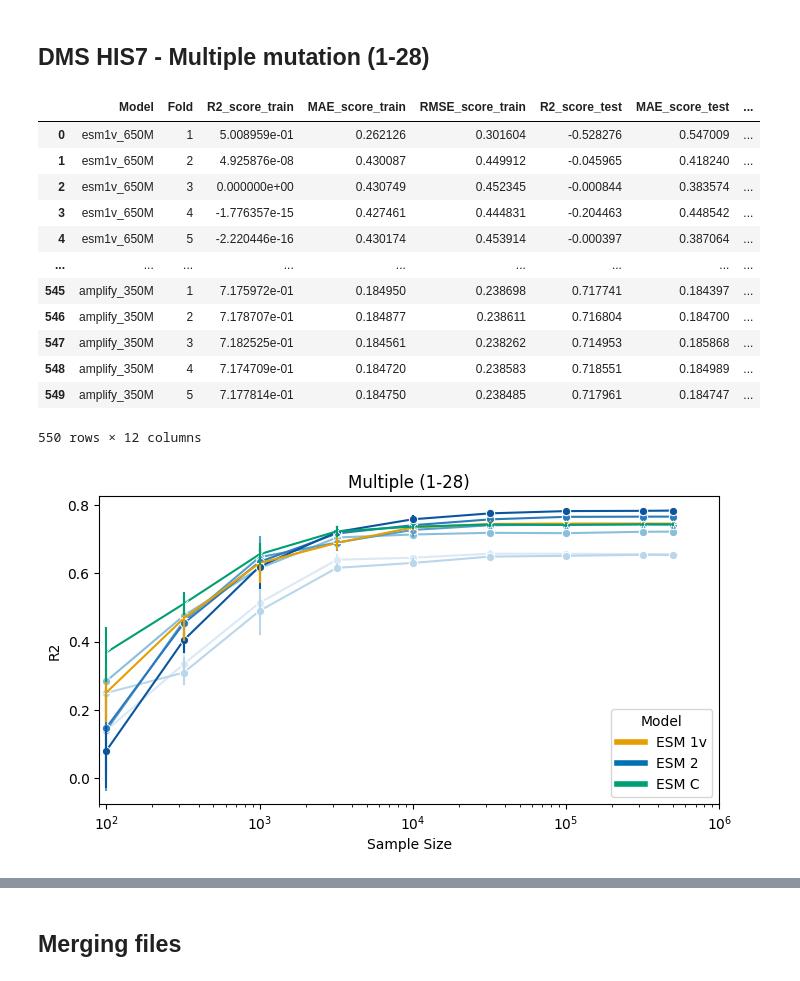
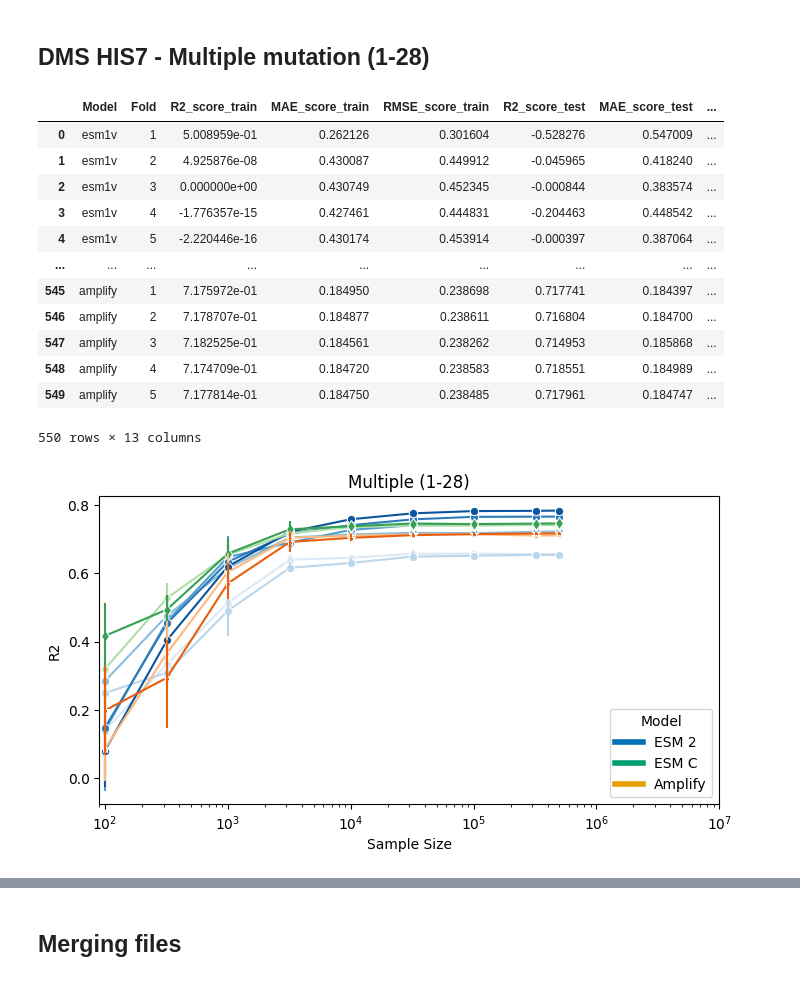
Before and after one commit to ziul-bio/SWAT, a Jupyter notebook: plot_results.ipynb, the cells around one changed output, grey strips where cells are left out. Cells and saved outputs as stored; diff of their text form; code cells hidden in the pictures.

Commit message:
updating results notebook

```diff
--- a/plot_results.ipynb
+++ b/plot_results.ipynb
@@ -929,27 +930,28 @@ plt.show()
 # %% [markdown]
 ## DMS HIS7 - Multiple mutation (1-28)
 # %%
-data = pd.DataFrame()
+results = pd.DataFrame()
 for model in ['esm1v_650M', 'esm2_8M', 'esm2_35M', 'esm2_150M', 'esm2_650M', 'esm2_3B', 'esm2_15B', 'esmc_300M', 'esmc_600M', 'amplify_120M', 'amplify_350M']:
     dta = pd.read_csv(f'results/lassoCV_sampling/HIS7/HIS7_sampling_{model}_mean.csv', index_col=0)
     dta['Model'] = [model] * dta.shape[0]
-    data = pd.concat([data, dta], axis=0)
+    results = pd.concat([results, dta], axis=0)
 
-data.reset_index(drop=True, inplace=True)
-data
+results.reset_index(drop=True, inplace=True)
+results[['Model', 'ModelSize']] = results['Model'].str.split('_', expand=True)
+results
 # %% [output]
 |  | Model | Fold | R2_score_train | MAE_score_train | RMSE_score_train | R2_score_test | MAE_score_test | ... |
-| 0 | esm1v_650M | 1 | 5.008959e-01 | 0.262126 | 0.301604 | -0.528276 | 0.547009 | ... |
-| 1 | esm1v_650M | 2 | 4.925876e-08 | 0.430087 | 0.449912 | -0.045965 | 0.418240 | ... |
-| 2 | esm1v_650M | 3 | 0.000000e+00 | 0.430749 | 0.452345 | -0.000844 | 0.383574 | ... |
-| 3 | esm1v_650M | 4 | -1.776357e-15 | 0.427461 | 0.444831 | -0.204463 | 0.448542 | ... |
-| 4 | esm1v_650M | 5 | -2.220446e-16 | 0.430174 | 0.453914 | -0.000397 | 0.387064 | ... |
+| 0 | esm1v | 1 | 5.008959e-01 | 0.262126 | 0.301604 | -0.528276 | 0.547009 | ... |
+| 1 | esm1v | 2 | 4.925876e-08 | 0.430087 | 0.449912 | -0.045965 | 0.418240 | ... |
+| 2 | esm1v | 3 | 0.000000e+00 | 0.430749 | 0.452345 | -0.000844 | 0.383574 | ... |
+| 3 | esm1v | 4 | -1.776357e-15 | 0.427461 | 0.444831 | -0.204463 | 0.448542 | ... |
+| 4 | esm1v | 5 | -2.220446e-16 | 0.430174 | 0.453914 | -0.000397 | 0.387064 | ... |
 | ... | ... | ... | ... | ... | ... | ... | ... | ... |
-| 545 | amplify_350M | 1 | 7.175972e-01 | 0.184950 | 0.238698 | 0.717741 | 0.184397 | ... |
-| 546 | amplify_350M | 2 | 7.178707e-01 | 0.184877 | 0.238611 | 0.716804 | 0.184700 | ... |
-| 547 | amplify_350M | 3 | 7.182525e-01 | 0.184561 | 0.238262 | 0.714953 | 0.185868 | ... |
-| 548 | amplify_350M | 4 | 7.174709e-01 | 0.184720 | 0.238583 | 0.718551 | 0.184989 | ... |
-| 549 | amplify_350M | 5 | 7.177814e-01 | 0.184750 | 0.238485 | 0.717961 | 0.184747 | ... |
+| 545 | amplify | 1 | 7.175972e-01 | 0.184950 | 0.238698 | 0.717741 | 0.184397 | ... |
+| 546 | amplify | 2 | 7.178707e-01 | 0.184877 | 0.238611 | 0.716804 | 0.184700 | ... |
+| 547 | amplify | 3 | 7.182525e-01 | 0.184561 | 0.238262 | 0.714953 | 0.185868 | ... |
+| 548 | amplify | 4 | 7.174709e-01 | 0.184720 | 0.238583 | 0.718551 | 0.184989 | ... |
+| 549 | amplify | 5 | 7.177814e-01 | 0.184750 | 0.238485 | 0.717961 | 0.184747 | ... |
-550 rows × 12 columns
+550 rows × 13 columns
 # %%
 #data.to_csv('results/lassoCV_HIS7/lassoCV_sampling/HIS7_YEAST_sampling_all_Models_mean.csv')
@@ -959,31 +958,31 @@ esmx = data.query('Model in @l')
 # %%
-#plotting the results
-#data = pd.read_csv('results/lassoCV_HIS7/lassoCV_sampling/HIS7_YEAST_sampling_all_Models_mean.csv')
 
+esm2 = results.query('Model == "esm2"').query('Sample_size >= 100')
+esmc = results.query('Model == "esmc"').query('Sample_size >= 100')
+amplify = results.query('Model == "amplify"').query('Sample_size >= 100')
 
-data = data.query('Sample_size >=100')
 
 plt.figure(figsize=(8, 4))
 plt.title("Multiple (1-28)")
-sns.lineplot(data=data.query('Model not in @l'), x='Sample_size', y='R2_score_test', hue='Model', marker='o', err_style="bars", palette='Blues', legend=False)
-sns.lineplot(data=esmx.query('Model == "esm1v_650M"'), x='Sample_size', y='R2_score_test', marker='+', err_style="bars", color='#E69F00', legend=False)
-sns.lineplot(data=esmx.query('Model != "esm1v_650M"'), x='Sample_size', y='R2_score_test', marker='x', err_style="bars", color='#009E73', legend=False)
+sns.lineplot(data=esm2, x='Sample_size', y='R2_score_test', hue='ModelSize', marker='o', err_style="bars", palette='Blues', legend=False)
+sns.lineplot(data=esmc, x='Sample_size', y='R2_score_test', hue='ModelSize', marker='d', err_style="bars", palette='Greens', legend=False)
+sns.lineplot(data=amplify, x='Sample_size', y='R2_score_test', hue='ModelSize', marker='*', err_style="bars", palette='Oranges', legend=False)
 
 
 plt.ylabel('R2')
 plt.xlabel('Sample Size')
-#plt.legend(title='Model Size', loc='lower right')
-# Create a custom legend
+
+plt.legend(title='Model Size', loc='lower right')
 custom_lines = [
-    plt.Line2D([0], [0], color='#E69F00', lw=4, label='ESM 1v'),
     plt.Line2D([0], [0], color='#0072B2', lw=4, label='ESM 2'),
-    plt.Line2D([0], [0], color='#009E73', lw=4, label='ESM C')
+    plt.Line2D([0], [0], color='#009E73', lw=4, label='ESM C'),
+    plt.Line2D([0], [0], color='#E69F00', lw=4, label='Amplify')
 ]
 plt.legend(handles=custom_lines, title='Model', loc='lower right')
 
-plt.xlim(90, 1000000)
+plt.xlim(90, 10000000)
 plt.xscale('log')
-#plt.savefig('results/lassoCV_sampling/HIS7/sampling_all_Models.png', dpi=600, bbox_inches='tight')
+#plt.savefig('results/lassoCV_sampling/HIS7/sampling_all_but_esm1v.png', dpi=600, bbox_inches='tight')
 plt.show()
 # %% [output]
-[figure, old version]
+[figure, new version]
```
Also changed, not shown: parts of 23 cells of this notebook, 1 other file.
